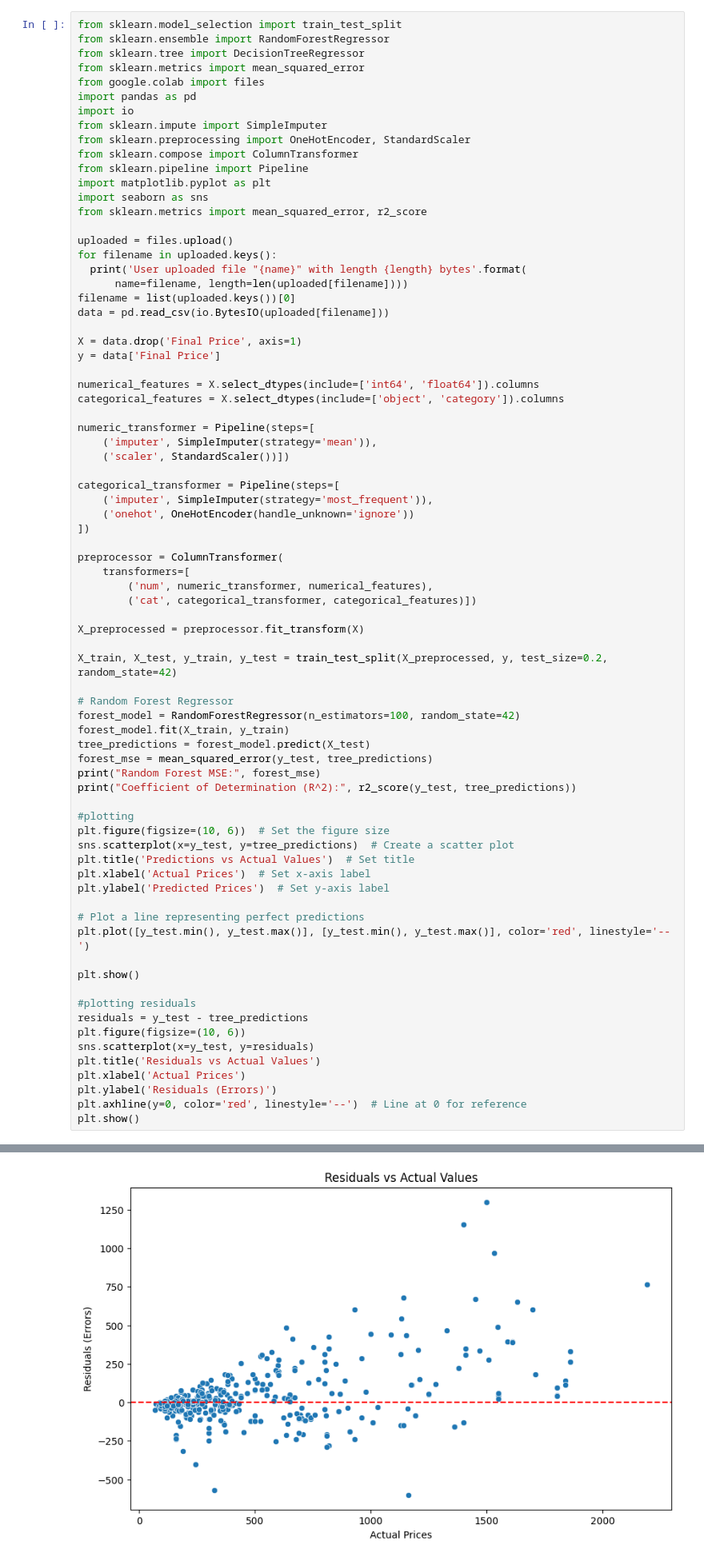
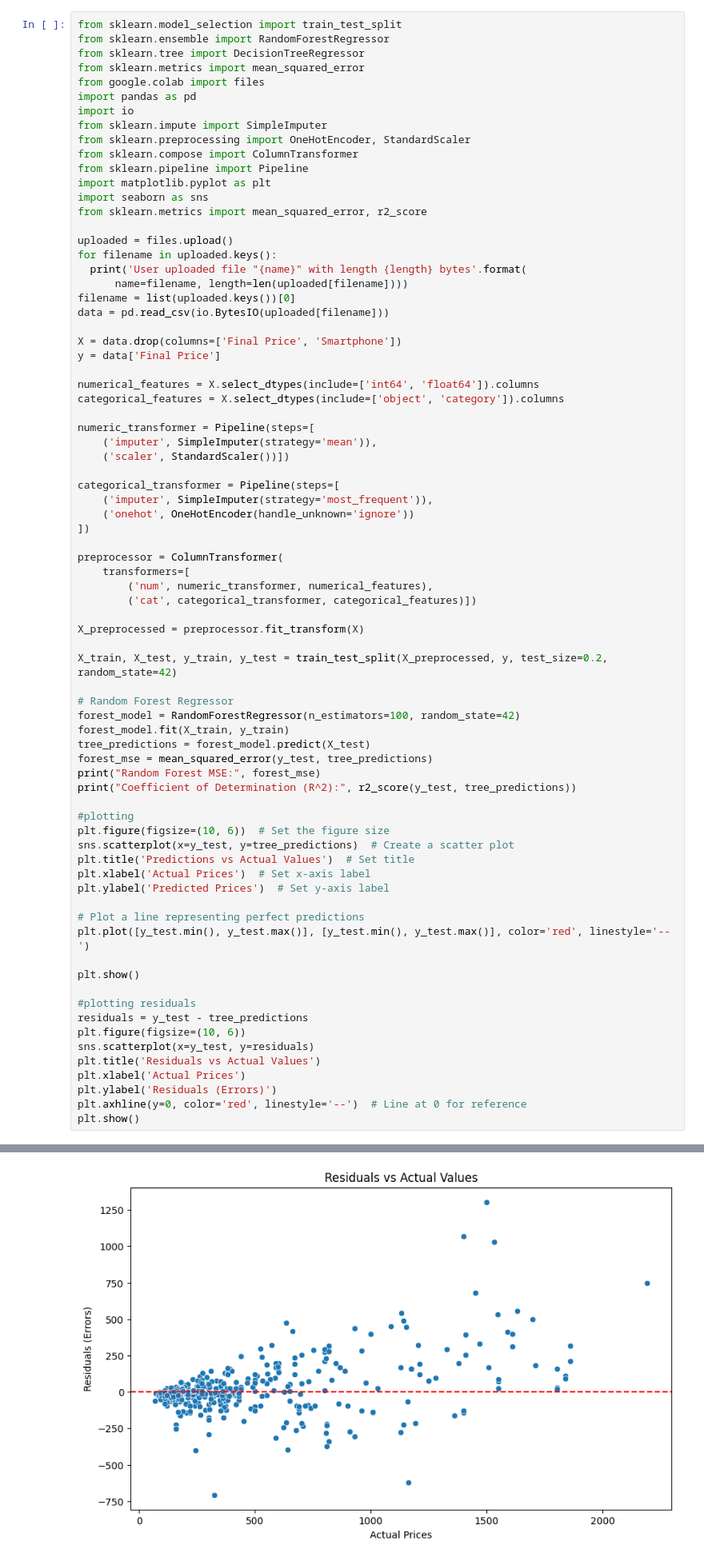
Before and after one commit to kodeu/smartphones_prices, a Jupyter notebook: phones_prices.ipynb, the cells around one changed output, grey strips where cells are left out. Shown at 80% size. Cells and saved outputs as stored; diff of their text form.

Commit message:
Data preprocessing (deleted smartphone column) - prediction improved

```diff
--- a/phones_prices.ipynb
+++ b/phones_prices.ipynb
@@ -23,7 +23,7 @@ for filename in uploaded.keys():
 filename = list(uploaded.keys())[0]
 data = pd.read_csv(io.BytesIO(uploaded[filename]))
 
-X = data.drop('Final Price', axis=1)
+X = data.drop(columns=['Final Price', 'Smartphone'])
 y = data['Final Price']
 
 numerical_features = X.select_dtypes(include=['int64', 'float64']).columns
@@ -86 +86 @@ Coefficient of Determination (R^2): 0.7844533506815878
-[figure, old version]
+[figure, new version]
```
Also changed, not shown: parts of 1 cell of this notebook.
